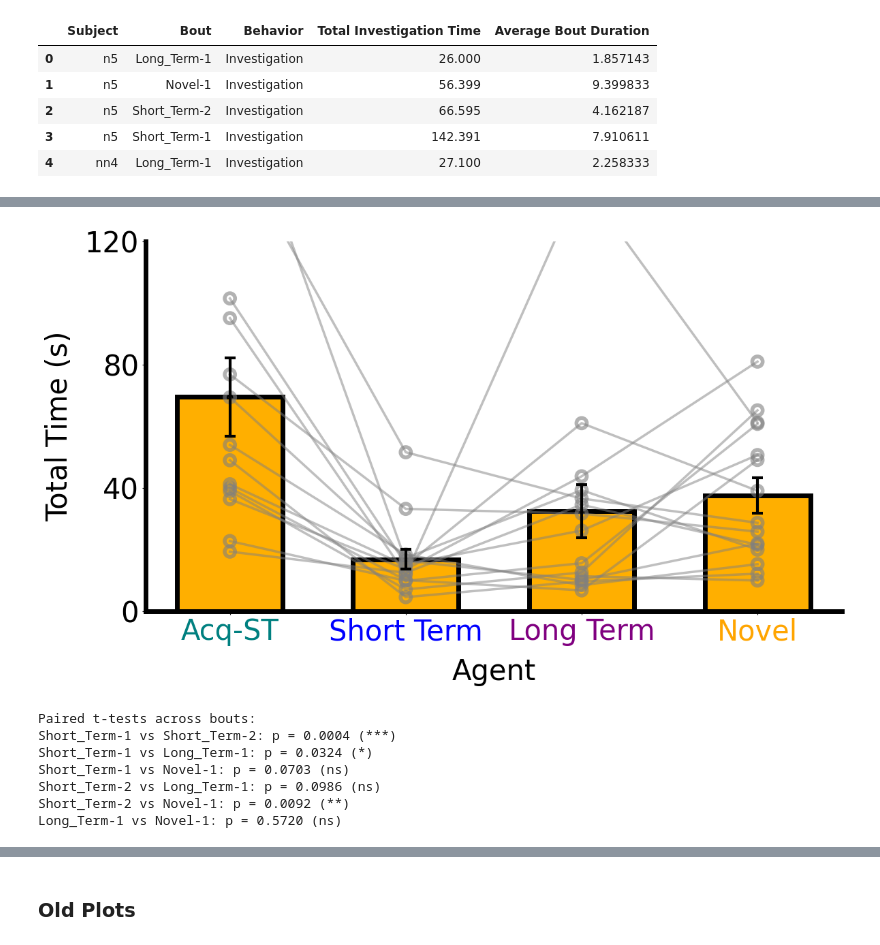
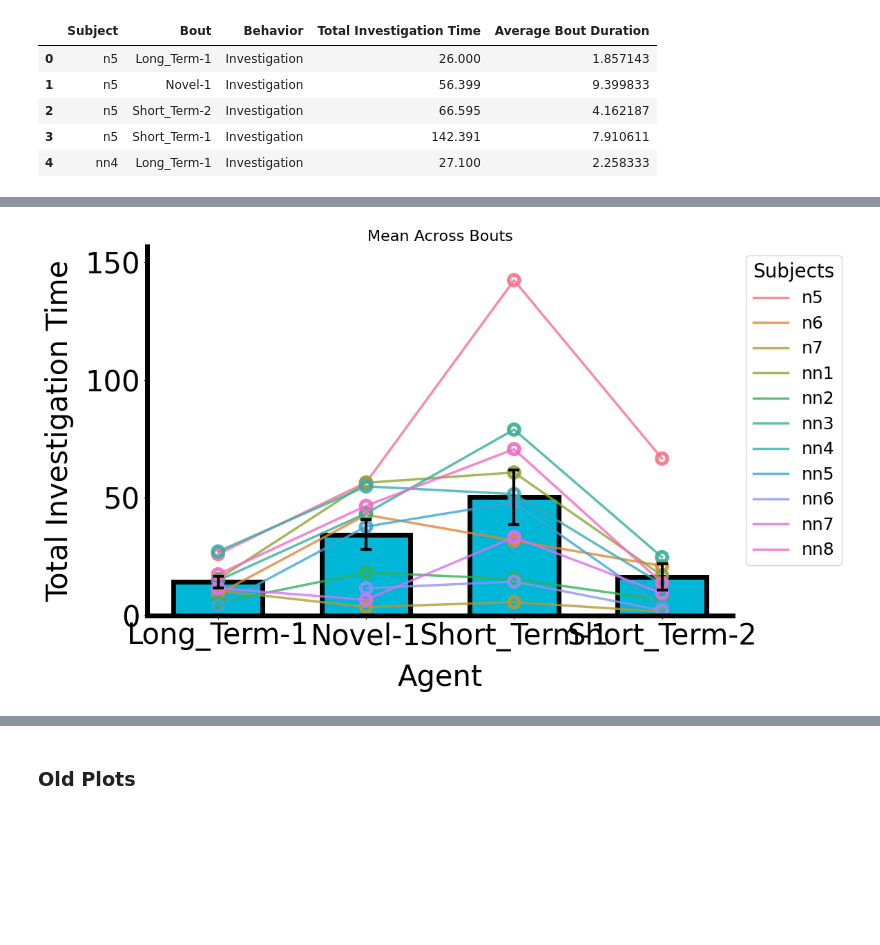
Before and after one commit to padillacoreanolab/Fiber_Photometry, a Jupyter notebook: Home_Cage/hc_time_analysis.ipynb, the cells around one changed output, grey strips where cells are left out. Cells and saved outputs as stored; diff of their text form; code cells hidden in the pictures; blank space fills up the shorter version.

```diff
--- a/Home_Cage/hc_time_analysis.ipynb
+++ b/Home_Cage/hc_time_analysis.ipynb
@@ -382,27 +107,37 @@ def hc_plot_behavior_times_across_bouts_gray(metadata_df,
+# %%
+plot_behavior_times_across_bouts_colored(metadata_df,
+                                             y_col="Total Investigation Time",
+                                             behavior=None,
+                                             title='Mean Across Bouts',
+                                             ylabel=None,
+                                             custom_xtick_labels=None,
+                                             custom_xtick_colors=None,
+                                             ylim=None,
+                                             bar_color='#00B7D7',
+                                             yticks_increment=None,
+                                             xlabel='Agent',
+                                             figsize=(12,7),
+                                             pad_inches=0.1,
+                                             save=False,
+                                             save_name=None,
+                                             bout_order=None)
+# %% [output]
+[figure, added]
 # %%
 hc_plot_behavior_times_across_bouts_gray(
     metadata_df,
-    y_col="Total Investigation Time",
+    y_col='Average Bout Duration',
     title=None,
-    ylabel="Total Time (s)",
+    ylabel="Average Duration (s)",
     custom_xtick_labels=["Acq-ST", "Short Term", "Long Term", "Novel"],
     bout_order=['Short_Term-1','Short_Term-2', 'Long_Term-1','Novel-1'],
     custom_xtick_colors=["teal", "blue", "purple", "orange"],
-    ylim=(0,120),
-    yticks_increment=40,
+    ylim=(0,10),
+    yticks_increment=2,
     bar_color=brain_region,
     xlabel="Agent",
     figsize=(12,7),
     pad_inches=0.1,
-    save=True,
-    save_name="mPFC_TIT"
+    save=None,
+    save_name="mPFC_C1-3_ABD"
 )
-# %% [output]
-[figure, removed]
-Paired t-tests across bouts:
-Short_Term-1 vs Short_Term-2: p = 0.0004 (***)
-Short_Term-1 vs Long_Term-1: p = 0.0324 (*)
-Short_Term-1 vs Novel-1: p = 0.0703 (ns)
-Short_Term-2 vs Long_Term-1: p = 0.0986 (ns)
-Short_Term-2 vs Novel-1: p = 0.0092 (**)
-Long_Term-1 vs Novel-1: p = 0.5720 (ns)
```
Also changed, not shown: parts of 23 cells of this notebook, 7 other files.
